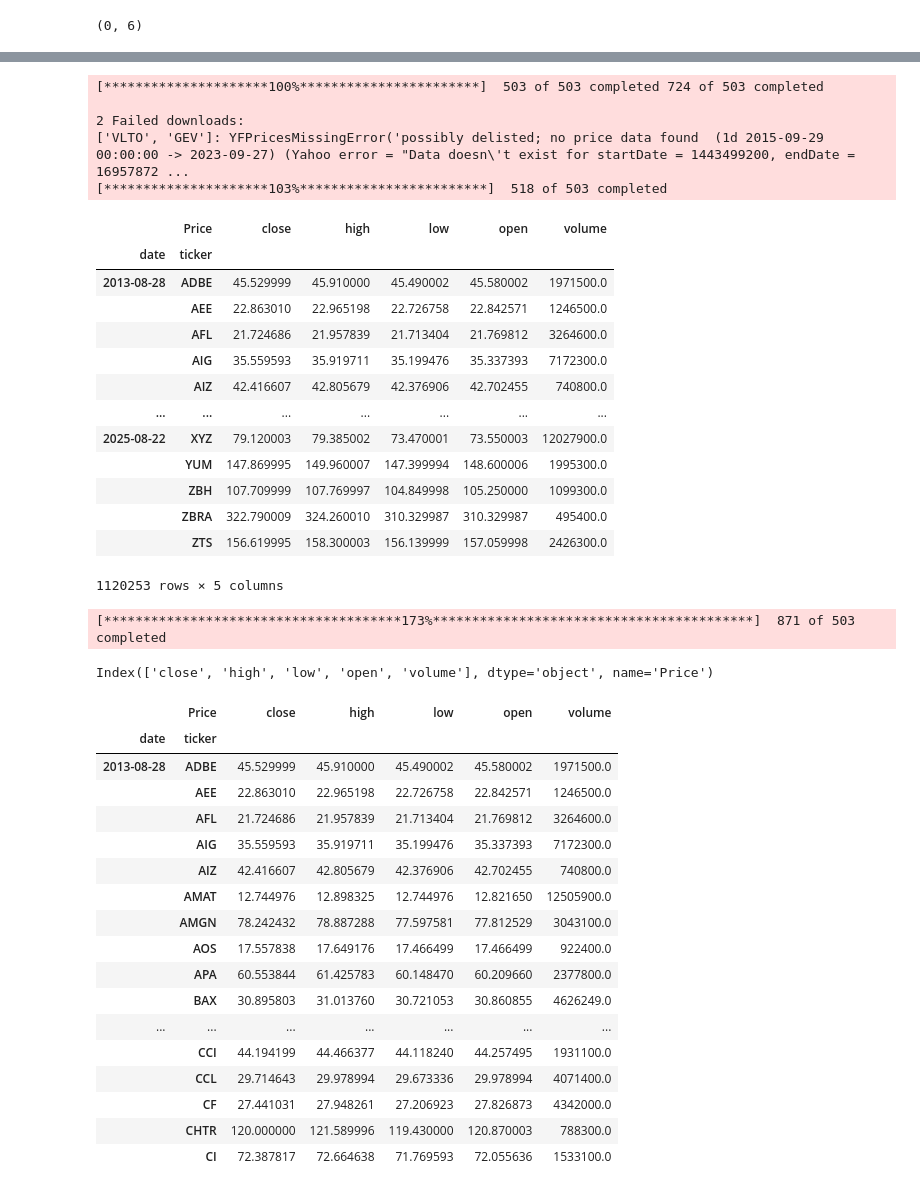
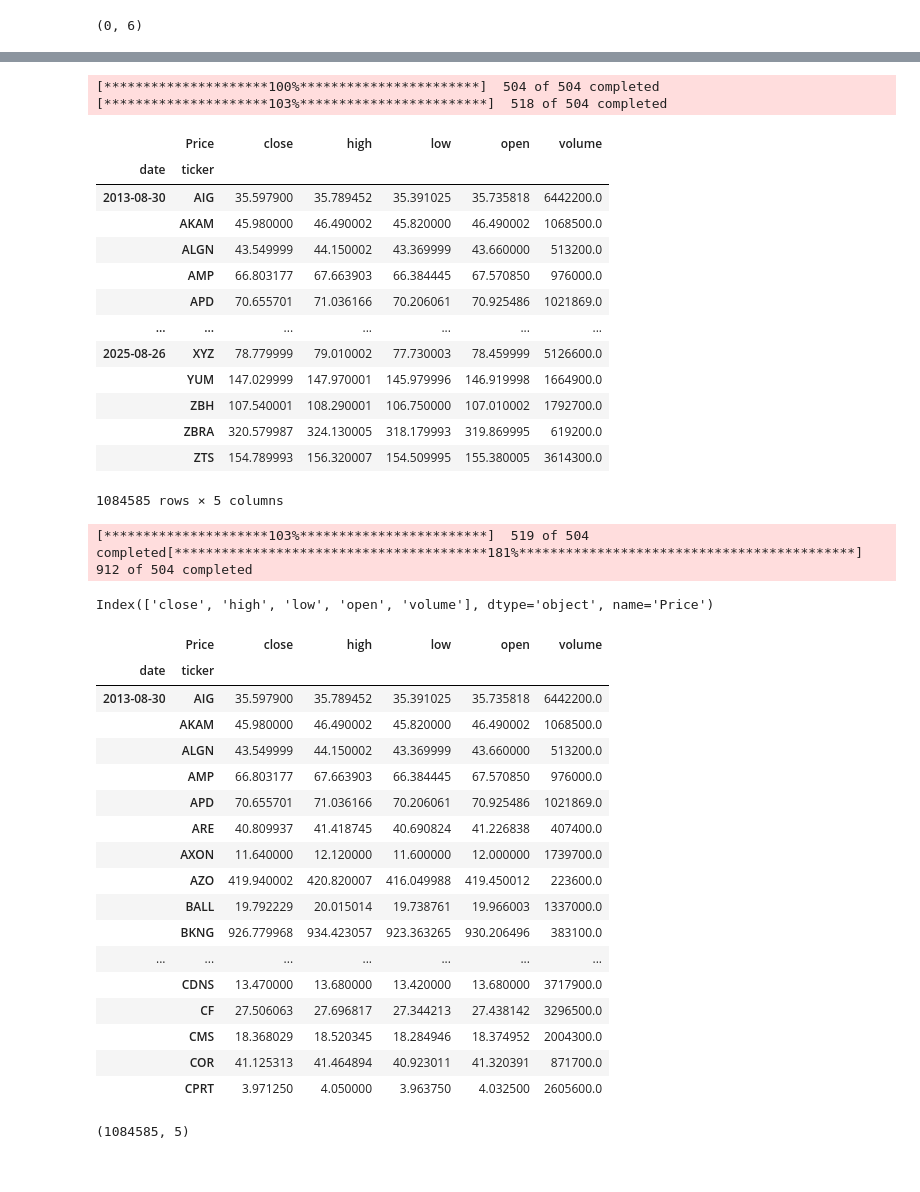
Before and after one commit to AmanSah17/Quantconnect_chatbot, a Jupyter notebook: 00_raw_data_visualaization.ipynb, the cells around one changed output, grey strips where cells are left out. Drawn from its saved outputs; the diff is of its cells as text; code cells hidden in the pictures.

```diff
--- a/00_raw_data_visualaization.ipynb
+++ b/00_raw_data_visualaization.ipynb
@@ -49,53 +61,55 @@ import pandas_datareader.data as web
 import matplotlib.pyplot as plt
 import statsmodels.api as sm
 import pandas as pd
 import numpy as np
 import datetime as dt
 import yfinance as yf
 
 # import pandas_ta
 import warnings
 
 warnings.filterwarnings("ignore")
 
-sp500 = pd.read_html("https://en.wikipedia.org/wiki/List_of_S%26P_500_companies")[0]
+import requests
+
+url = "https://en.wikipedia.org/wiki/List_of_S%26P_500_companies"
+headers = {"User-Agent": "Mozilla/5.0"}
+response = requests.get(url, headers=headers)
+sp500 = pd.read_html(response.text)[0]
 
 sp500["Symbol"] = sp500["Symbol"].str.replace(".", "-")
 
 symbols_list = sp500["Symbol"].unique().tolist()
 
-end_date = "2025-08-25"
+end_date = "2025-08-27"
 
 start_date = pd.to_datetime(end_date) - pd.DateOffset(365 * 12)
 
 df = yf.download(tickers=symbols_list, start=start_date, end=end_date).stack()
 
 df.index.names = ["date", "ticker"]
 
 df.columns = df.columns.str.lower()
 
 df
 # %% [output]
-[*********************100%***********************]  503 of 503 completed 724 of 503 completed
-
-2 Failed downloads:
-['VLTO', 'GEV']: YFPricesMissingError('possibly delisted; no price data found  (1d 2015-09-29 00:00:00 -> 2023-09-27) (Yahoo error = "Data doesn\'t exist for startDate = 1443499200, endDate = 16957872 ...
-[*********************103%************************]  518 of 503 completed
+[*********************100%***********************]  504 of 504 completed
+[*********************103%************************]  518 of 504 completed
 |  | Price | close | high | low | open | volume |
 | date | ticker |  |  |  |  |  |
-| 2013-08-28 | ADBE | 45.529999 | 45.910000 | 45.490002 | 45.580002 | 1971500.0 |
-|  | AEE | 22.863010 | 22.965198 | 22.726758 | 22.842571 | 1246500.0 |
-|  | AFL | 21.724686 | 21.957839 | 21.713404 | 21.769812 | 3264600.0 |
-|  | AIG | 35.559593 | 35.919711 | 35.199476 | 35.337393 | 7172300.0 |
-|  | AIZ | 42.416607 | 42.805679 | 42.376906 | 42.702455 | 740800.0 |
+| 2013-08-30 | AIG | 35.597900 | 35.789452 | 35.391025 | 35.735818 | 6442200.0 |
+|  | AKAM | 45.980000 | 46.490002 | 45.820000 | 46.490002 | 1068500.0 |
+|  | ALGN | 43.549999 | 44.150002 | 43.369999 | 43.660000 | 513200.0 |
+|  | AMP | 66.803177 | 67.663903 | 66.384445 | 67.570850 | 976000.0 |
+|  | APD | 70.655701 | 71.036166 | 70.206061 | 70.925486 | 1021869.0 |
 | ... | ... | ... | ... | ... | ... | ... |
-| 2025-08-22 | XYZ | 79.120003 | 79.385002 | 73.470001 | 73.550003 | 12027900.0 |
-|  | YUM | 147.869995 | 149.960007 | 147.399994 | 148.600006 | 1995300.0 |
-|  | ZBH | 107.709999 | 107.769997 | 104.849998 | 105.250000 | 1099300.0 |
-|  | ZBRA | 322.790009 | 324.260010 | 310.329987 | 310.329987 | 495400.0 |
-|  | ZTS | 156.619995 | 158.300003 | 156.139999 | 157.059998 | 2426300.0 |
+| 2025-08-26 | XYZ | 78.779999 | 79.010002 | 77.730003 | 78.459999 | 5126600.0 |
+|  | YUM | 147.029999 | 147.970001 | 145.979996 | 146.919998 | 1664900.0 |
+|  | ZBH | 107.540001 | 108.290001 | 106.750000 | 107.010002 | 1792700.0 |
+|  | ZBRA | 320.579987 | 324.130005 | 318.179993 | 319.869995 | 619200.0 |
+|  | ZTS | 154.789993 | 156.320007 | 154.509995 | 155.380005 | 3614300.0 |
-1120253 rows × 5 columns
+1084585 rows × 5 columns
-[**************************************173%*****************************************]  871 of 503 completed
+[*********************103%************************]  519 of 504 completed[****************************************181%*******************************************]  912 of 504 completed
 # %%
 df.columns
 # %% [output]
@@ -105,19 +119,23 @@ df.head(20)
 # %% [output]
 |  | Price | close | high | low | open | volume |
 | date | ticker |  |  |  |  |  |
-| 2013-08-28 | ADBE | 45.529999 | 45.910000 | 45.490002 | 45.580002 | 1971500.0 |
-|  | AEE | 22.863010 | 22.965198 | 22.726758 | 22.842571 | 1246500.0 |
-|  | AFL | 21.724686 | 21.957839 | 21.713404 | 21.769812 | 3264600.0 |
-|  | AIG | 35.559593 | 35.919711 | 35.199476 | 35.337393 | 7172300.0 |
-|  | AIZ | 42.416607 | 42.805679 | 42.376906 | 42.702455 | 740800.0 |
-|  | AMAT | 12.744976 | 12.898325 | 12.744976 | 12.821650 | 12505900.0 |
-|  | AMGN | 78.242432 | 78.887288 | 77.597581 | 77.812529 | 3043100.0 |
-|  | AOS | 17.557838 | 17.649176 | 17.466499 | 17.466499 | 922400.0 |
-|  | APA | 60.553844 | 61.425783 | 60.148470 | 60.209660 | 2377800.0 |
-|  | BAX | 30.895803 | 31.013760 | 30.721053 | 30.860855 | 4626249.0 |
+| 2013-08-30 | AIG | 35.597900 | 35.789452 | 35.391025 | 35.735818 | 6442200.0 |
+|  | AKAM | 45.980000 | 46.490002 | 45.820000 | 46.490002 | 1068500.0 |
+|  | ALGN | 43.549999 | 44.150002 | 43.369999 | 43.660000 | 513200.0 |
+|  | AMP | 66.803177 | 67.663903 | 66.384445 | 67.570850 | 976000.0 |
+|  | APD | 70.655701 | 71.036166 | 70.206061 | 70.925486 | 1021869.0 |
+|  | ARE | 40.809937 | 41.418745 | 40.690824 | 41.226838 | 407400.0 |
+|  | AXON | 11.640000 | 12.120000 | 11.600000 | 12.000000 | 1739700.0 |
+|  | AZO | 419.940002 | 420.820007 | 416.049988 | 419.450012 | 223600.0 |
+|  | BALL | 19.792229 | 20.015014 | 19.738761 | 19.966003 | 1337000.0 |
+|  | BKNG | 926.779968 | 934.423057 | 923.363265 | 930.206496 | 383100.0 |
 | ... | ... | ... | ... | ... | ... | ... |
-|  | CCI | 44.194199 | 44.466377 | 44.118240 | 44.257495 | 1931100.0 |
-|  | CCL | 29.714643 | 29.978994 | 29.673336 | 29.978994 | 4071400.0 |
-|  | CF | 27.441031 | 27.948261 | 27.206923 | 27.826873 | 4342000.0 |
-|  | CHTR | 120.000000 | 121.589996 | 119.430000 | 120.870003 | 788300.0 |
-|  | CI | 72.387817 | 72.664638 | 71.769593 | 72.055636 | 1533100.0 |
+|  | CDNS | 13.470000 | 13.680000 | 13.420000 | 13.680000 | 3717900.0 |
+|  | CF | 27.506063 | 27.696817 | 27.344213 | 27.438142 | 3296500.0 |
+|  | CMS | 18.368029 | 18.520345 | 18.284946 | 18.374952 | 2004300.0 |
+|  | COR | 41.125313 | 41.464894 | 40.923011 | 41.320391 | 871700.0 |
+|  | CPRT | 3.971250 | 4.050000 | 3.963750 | 4.032500 | 2605600.0 |
+# %%
+df.shape
+# %% [output]
+(1084585, 5)
```
Also changed, not shown: parts of 26 cells of this notebook.
